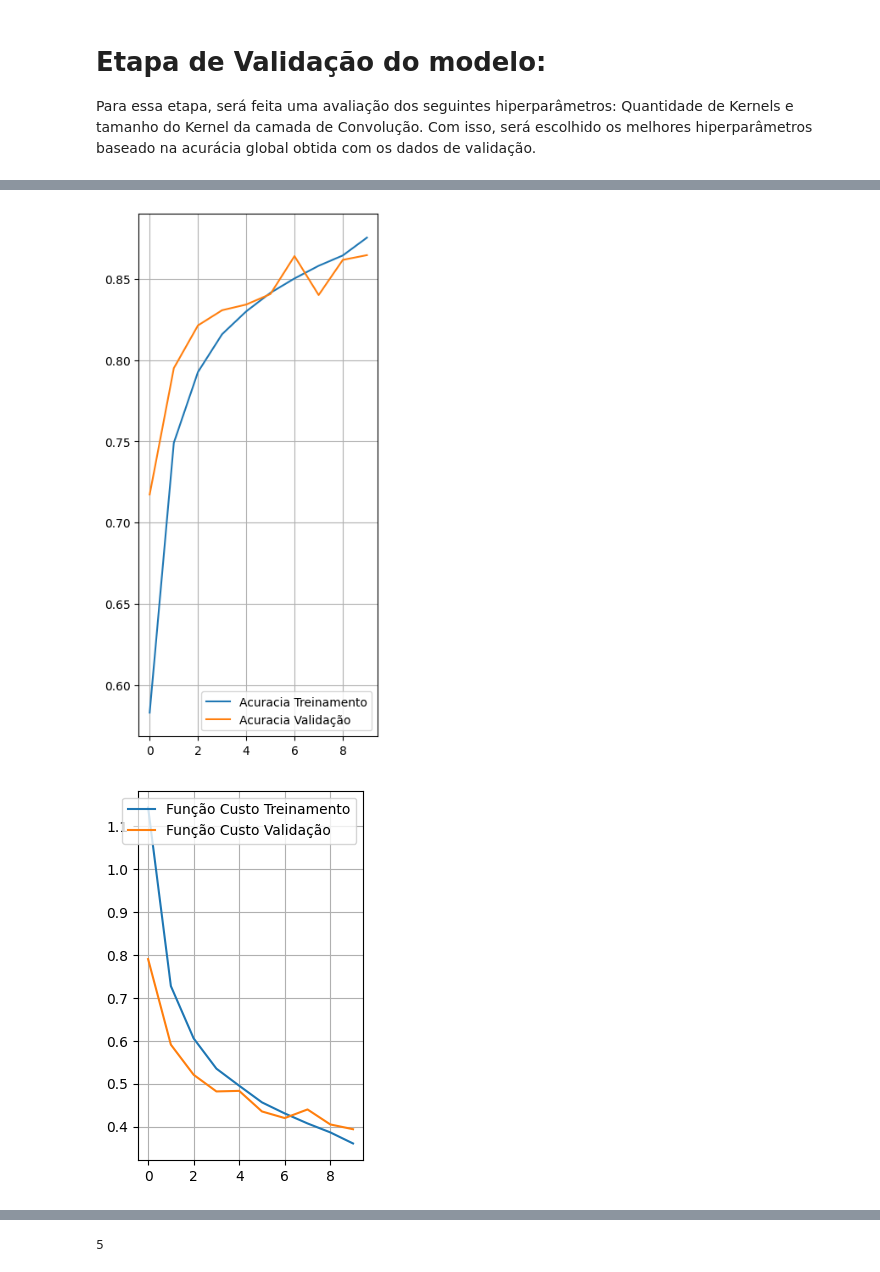
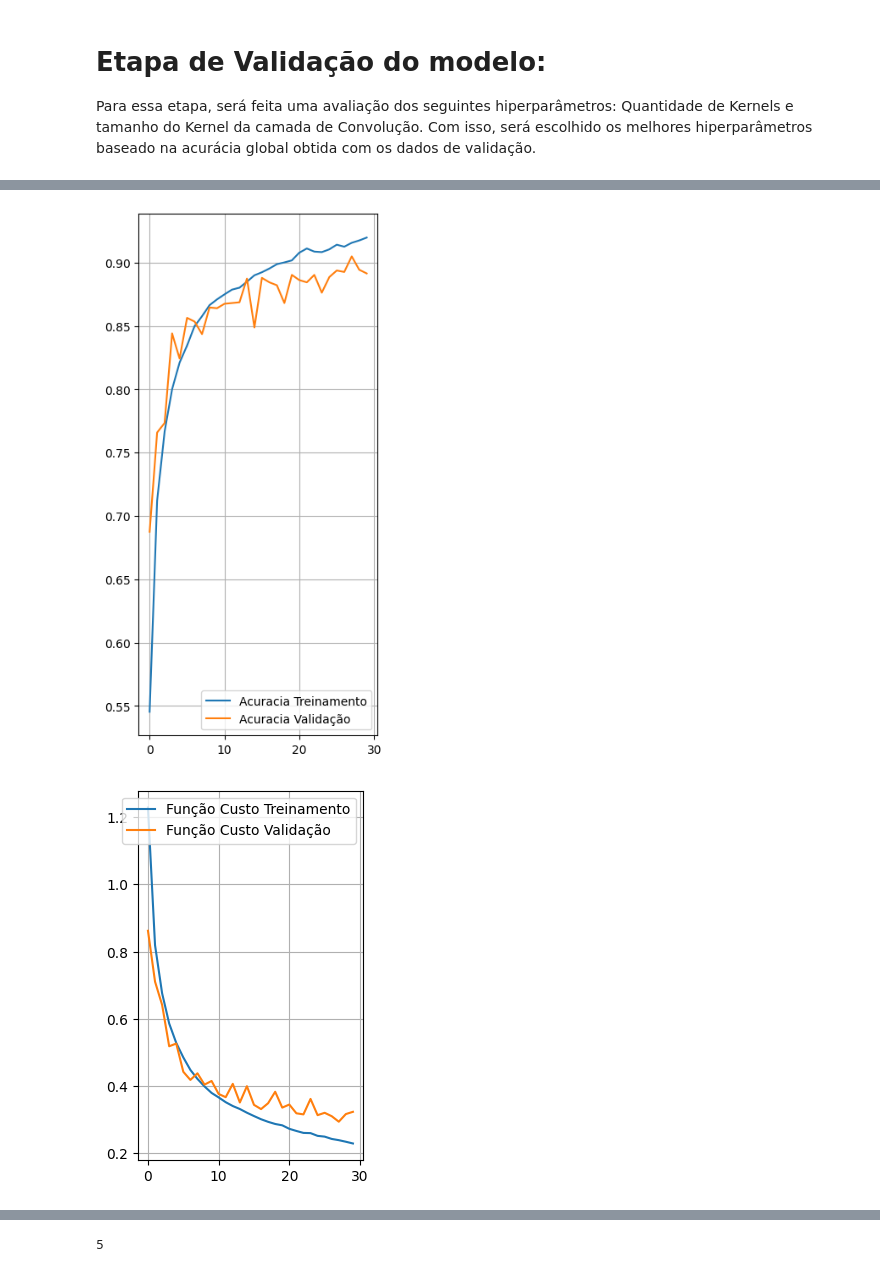
Before and after one commit to Jitesh193/IA048, a Jupyter notebook: EFC3/efc3_parte2_175867.ipynb, the cells around one changed output, grey strips where cells are left out. Cells and saved outputs as stored; diff of their text form; code cells hidden in the pictures.

```diff
--- a/EFC3/efc3_parte2_175867.ipynb
+++ b/EFC3/efc3_parte2_175867.ipynb
@@ -122,17 +122,17 @@ for i in tam:
                 tf.keras.layers.Dense(8,activation='softmax')
         ])
         model.compile(optimizer='SGD',
-              loss=tf.keras.losses.SparseCategoricalCrossentropy(from_logits=True),
+              loss=tf.keras.losses.SparseCategoricalCrossentropy(),
               metrics=['accuracy'])
 
-        hist = model.fit(TrainX_n, TrainY, batch_size=8, epochs=10, verbose=1, validation_data=(ValX_n, ValY))
+        hist = model.fit(TrainX_n, TrainY, batch_size=8, epochs=30, verbose=1, validation_data=(ValX_n, ValY), callbacks=tf.keras.callbacks.EarlyStopping(monitor='val_loss', patience=5, restore_best_weights=True))
 
-        val_acc = hist.history['val_accuracy'][-1]
+        val_acc = model.evaluate(ValX_n,ValY)
 
-        print(f'Qntde de Kernel {i} para o tamanho {j}: acc = {val_acc} \n')
+        print(f'Qntde de Kernel {i} para o tamanho {j}: acc = {val_acc[1]} \n')
 
-        if val_acc > best_accuracy:
-            best_accuracy = val_acc
+        if val_acc[1] > best_accuracy:
+            best_accuracy = val_acc[1]
             best_tam = i
             best_ker = j
 
@@ -164,8 +163,8 @@ model = tf.keras.Sequential([
         tf.keras.layers.Dense(8,activation='softmax')
 ])
 model.compile(optimizer='SGD',
-            loss=tf.keras.losses.SparseCategoricalCrossentropy(from_logits=True),
+            loss=tf.keras.losses.SparseCategoricalCrossentropy(),
             metrics=['accuracy'])
 
-hist = model.fit(TrainX_n, TrainY, batch_size=8, epochs=10, verbose=1, validation_data=(ValX_n, ValY))
+model.summary()
 # %% [output]
@@ -191,0 +186,2 @@ Epoch 10/10
+# %%
+hist = model.fit(TrainX_n, TrainY, batch_size=8, epochs=30, verbose=1, validation_data=(ValX_n, ValY), callbacks=tf.keras.callbacks.EarlyStopping(monitor='val_loss', patience=5, restore_best_weights=True))
@@ -192,29 +206,29 @@ Epoch 10/10
 # %%
 acc = hist.history['accuracy']
 validation_acc = hist.history['val_accuracy']
 
 loss = hist.history['loss']
 val_loss = hist.history['val_loss']
 
-range_epochs = np.arange(10)
+range_epochs = np.arange(30)
 
 plt.figure(figsize=(8,8))
 plt.subplot(1,2,1)
 plt.plot(range_epochs,acc, label='Acuracia Treinamento')
 plt.plot(range_epochs,validation_acc, label='Acuracia Validação')
 plt.legend(loc='lower right')
 plt.grid(True)
 plt.show()
 
 plt.subplot(1,2,2)
 plt.plot(range_epochs,loss, label='Função Custo Treinamento')
 plt.plot(range_epochs,val_loss, label='Função Custo Validação')
 plt.legend(loc='upper right')
 plt.grid(True)
 plt.show()
 # %% [output]
-[figure, old version]
+[figure, new version]
-[figure, old version]
+[figure, new version]
 # %%
 import itertools
 #Plot the confusion matrix. Set Normalize = True/False
```
Also changed, not shown: parts of 11 cells of this notebook, 1 other file.
